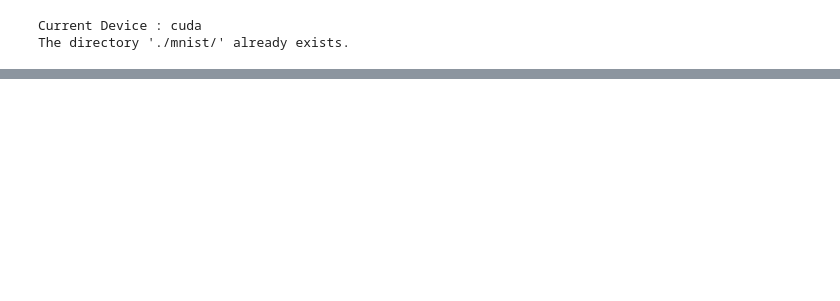
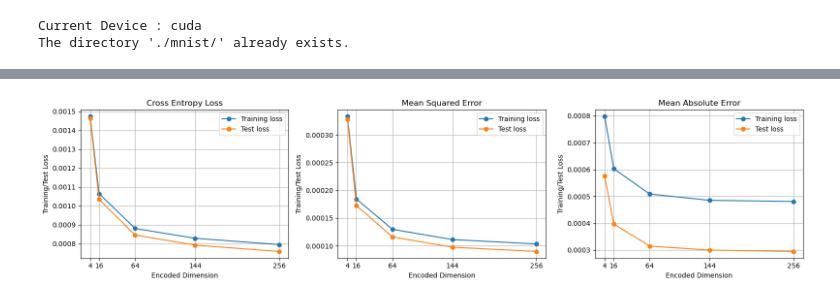
Before and after one commit to ImPJH/PHD, a Jupyter notebook: bandits-with-feature-extraction/autoencoder.ipynb, the cells around one changed output, grey strips where cells are left out. Saved outputs shown, nothing was run; the diff lists cells and outputs as text; code cells hidden in the pictures; blank space fills up the shorter version.

```diff
--- a/bandits-with-feature-extraction/autoencoder.ipynb
+++ b/bandits-with-feature-extraction/autoencoder.ipynb
@@ -185,14 +188,16 @@ def test(epoch, model, loss_function, test_loader, verbose=False):
 
     return test_loss / len(test_loader.dataset)
 # %%
-def run(num_devices, loss_fn, optim_name, verbose1=False, verbose2=True, save_model=False):
+def run(num_devices, loss_fn, encoded_dim, optim_name, verbose1=False, verbose2=True, save_model=False):
     if num_devices == 1:
-        model = AutoEncoder().to(DEVICE)
+        model = AutoEncoder(encoded_dim).to(DEVICE)
     else:
         device_ids = list(np.arange(num_devices))
-        model = nn.DataParallel(AutoEncoder(), device_ids=device_ids).to(DEVICE)
+        model = nn.DataParallel(AutoEncoder(encoded_dim), device_ids=device_ids).to(DEVICE)
 
     optimizer = OPTIMIZERS[optim_name](model.parameters(), lr=LEARNING_RATE)
+#     print(model)
+#     print(optimizer)
 
     train_losses = np.zeros(EPOCHS)
     test_losses = np.zeros(EPOCHS)
@@ -204,10 +209,11 @@ def run(num_devices, loss_fn, optim_name, verbose1=False, verbose2=True, save_mo
         test_losses[epoch] = test_loss
 
     if verbose2:
-        print(f"{loss_fn}\tTraining loss: {train_loss:.6f}\tTest loss: {test_loss:.6f}")
+        print(f"{loss_fn}\tEncoded dimension: {encoded_dim}\tAverage Training loss: {np.mean(train_losses):.6f}\tAverage Test loss: {np.mean(test_loss):.6f}")
 
     if save_model:
         saved_model = model.state_dict()
-        fname = f"./saved_model_{loss_fn}.pt"
+        fname = f"./saved_model_{loss_fn}_{encoded_dim}.pt"
         torch.save(saved_model, fname)
+    return np.mean(train_losses), np.mean(test_losses)
 # %%
@@ -219,0 +254,37 @@ MAE     Training loss: 0.000244 Test loss: 0.000126
+# %%
+plt.figure(figsize=(16, 4))
+
+plt.subplot(131)
+plt.plot(encoded_dims, bce_train_losses.values(), label=f"Training loss", marker='o')
+plt.plot(encoded_dims, bce_test_losses.values(), label=f"Test loss", marker='o')
+plt.grid(True)
+plt.legend()
+plt.xlabel("Encoded Dimension")
+plt.ylabel("Training/Test Loss")
+plt.xticks(encoded_dims)
+plt.title("Cross Entropy Loss")
+
+plt.subplot(132)
+plt.plot(encoded_dims, mse_train_losses.values(), label=f"Training loss", marker='o')
+plt.plot(encoded_dims, mse_test_losses.values(), label=f"Test loss", marker='o')
+plt.grid(True)
+plt.legend()
+plt.xlabel("Encoded Dimension")
+plt.ylabel("Training/Test Loss")
+plt.xticks(encoded_dims)
+plt.title("Mean Squared Error")
+
+plt.subplot(133)
+plt.plot(encoded_dims, mae_train_losses.values(), label=f"Training loss", marker='o')
+plt.plot(encoded_dims, mae_test_losses.values(), label=f"Test loss", marker='o')
+plt.grid(True)
+plt.legend()
+plt.xlabel("Encoded Dimension")
+plt.ylabel("Training/Test Loss")
+plt.xticks(encoded_dims)
+plt.title("Mean Absolute Error")
+
+plt.tight_layout()
+plt.show()
+# %% [output]
+[figure, added]
```
Also changed, not shown: parts of 9 cells of this notebook, 6 other files.
